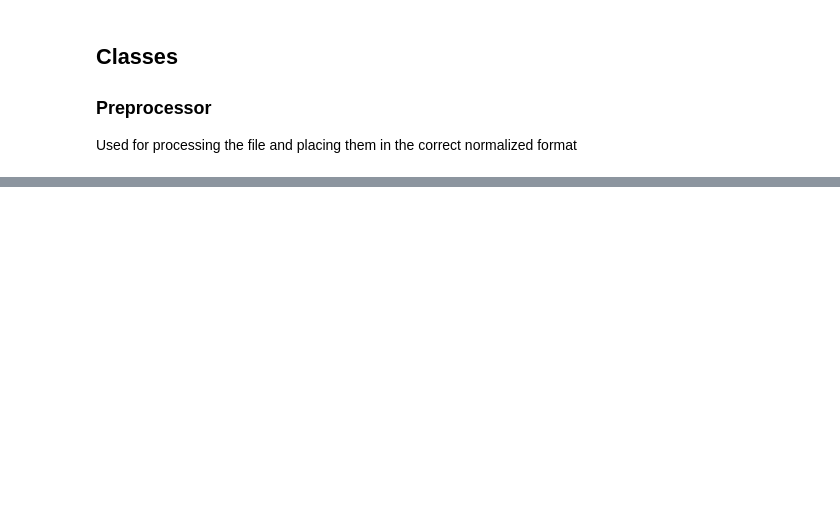
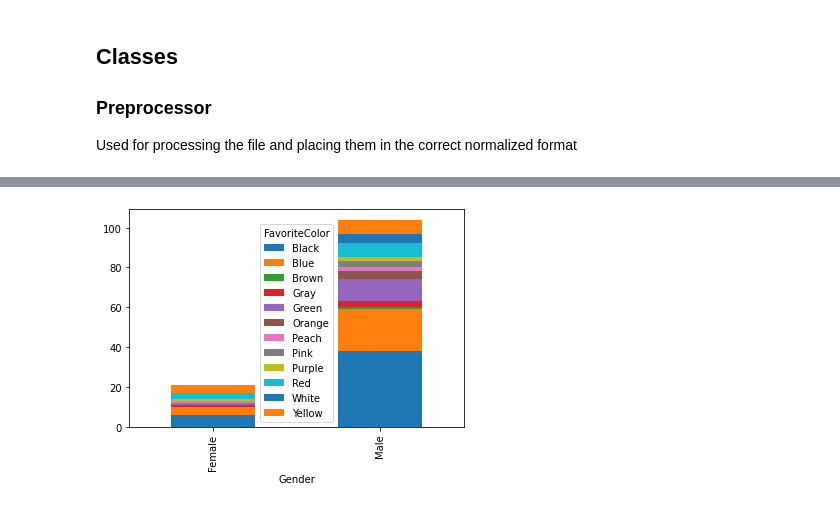
Before and after one commit to feysalaf/DataScienceRep, a Jupyter notebook: Assignment_1.ipynb, the cells around one changed output, grey strips where cells are left out. Cells and saved outputs as stored; diff of their text form; code cells hidden in the pictures; blank space fills up the shorter version.

```diff
--- a/Assignment_1.ipynb
+++ b/Assignment_1.ipynb
@@ -174,0 +219,5 @@ Normalizing data...
+# %%
+
+prep.fav_color_bar()
+# %% [output]
+[figure, added]
```
Also changed, not shown: parts of 12 cells of this notebook.
